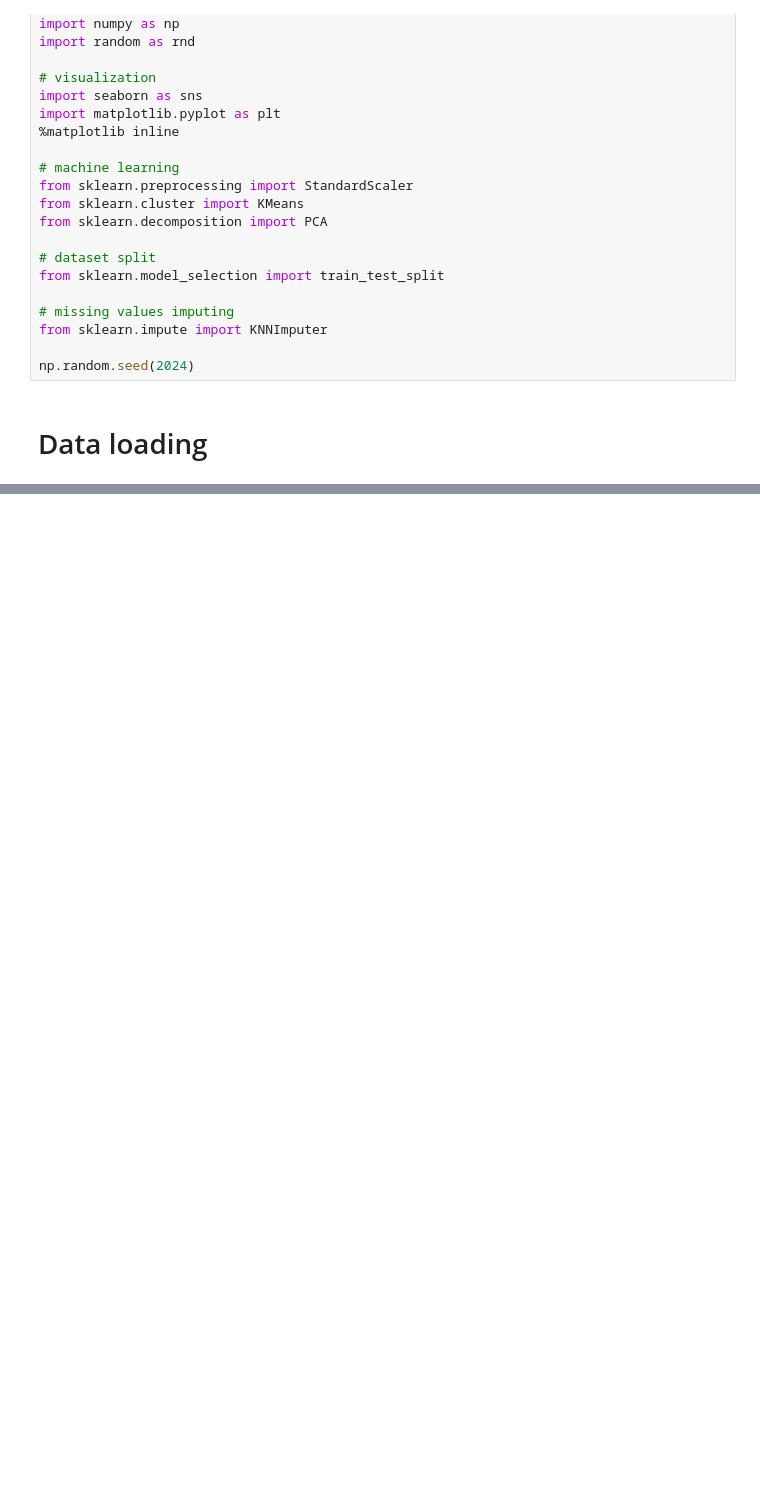
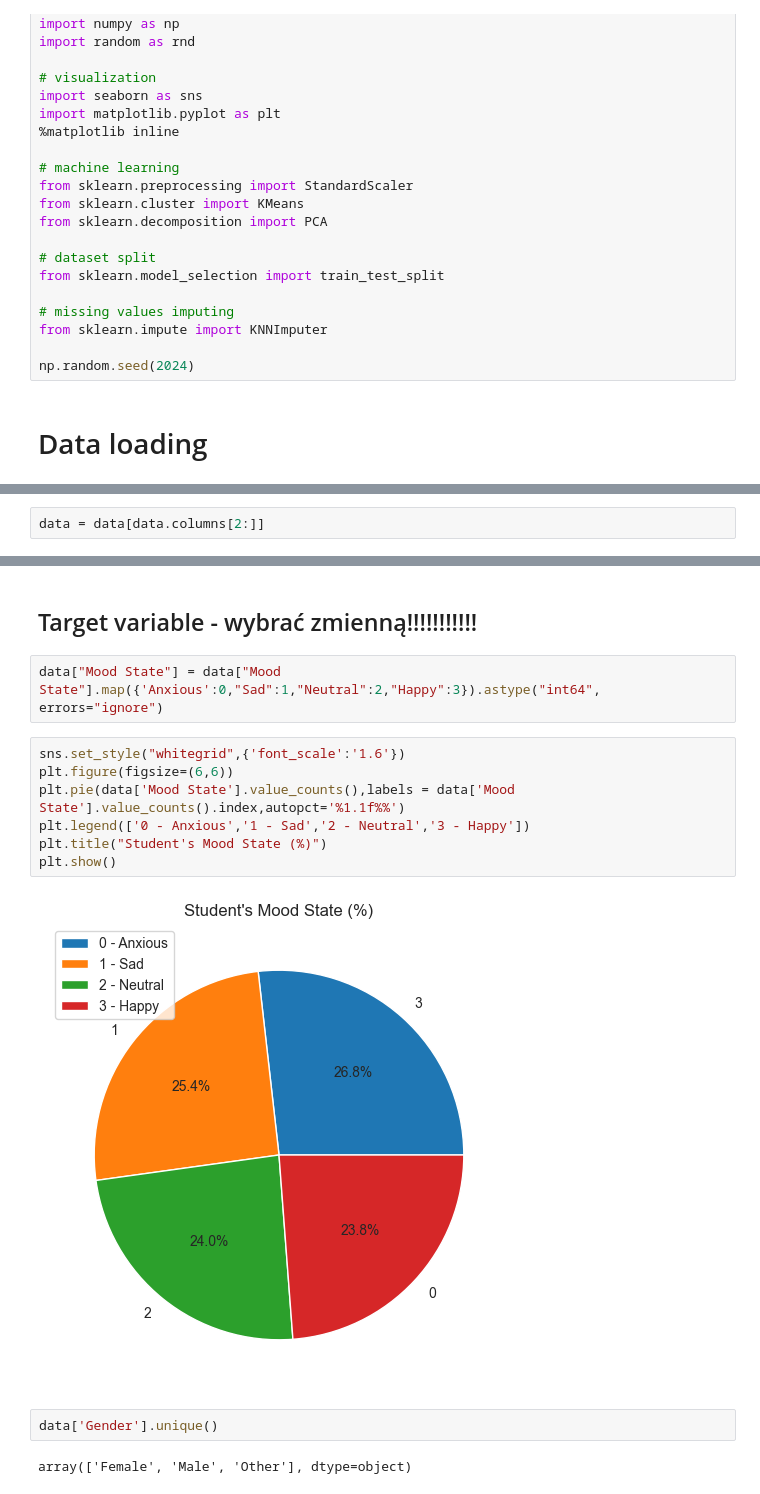
Before and after one commit to kasiadybcio/psychological-state-classification, a Jupyter notebook: notebooks/1.eda.ipynb, the cells around one changed output, grey strips where cells are left out. Cells and saved outputs as stored; diff of their text form; blank space fills up the shorter version.

Commit message:
plots

```diff
--- a/notebooks/1.eda.ipynb
+++ b/notebooks/1.eda.ipynb
@@ -72,0 +111,2 @@ data.head()
+# %%
+data = data[data.columns[2:]]
@@ -72,0 +122,17 @@ data.head()
+# %% [markdown]
+## Target variable - wybrać zmienną!!!!!!!!!!!
+# %%
+data["Mood State"] = data["Mood State"].map({'Anxious':0,"Sad":1,"Neutral":2,"Happy":3}).astype("int64", errors="ignore")
+# %%
+sns.set_style("whitegrid",{'font_scale':'1.6'})
+plt.figure(figsize=(6,6))
+plt.pie(data['Mood State'].value_counts(),labels = data['Mood State'].value_counts().index,autopct='%1.1f%%')
+plt.legend(['0 - Anxious','1 - Sad','2 - Neutral','3 - Happy'])
+plt.title("Student's Mood State (%)")
+plt.show()
+# %% [output]
+[figure, added]
+# %%
+data['Gender'].unique()
+# %% [output]
+array(['Female', 'Male', 'Other'], dtype=object)
```
Also changed, not shown: parts of 20 cells of this notebook.
